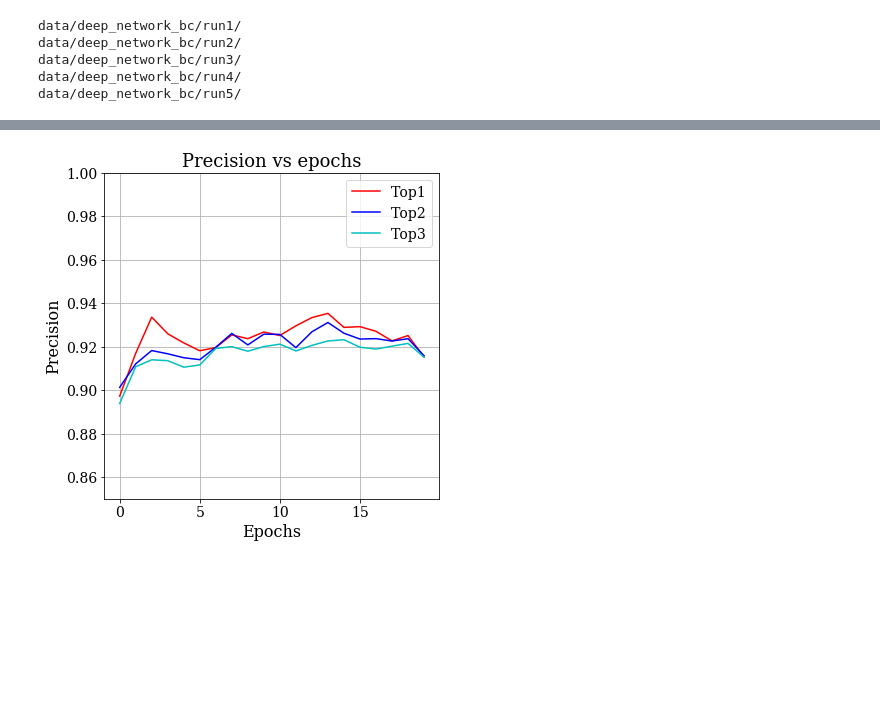
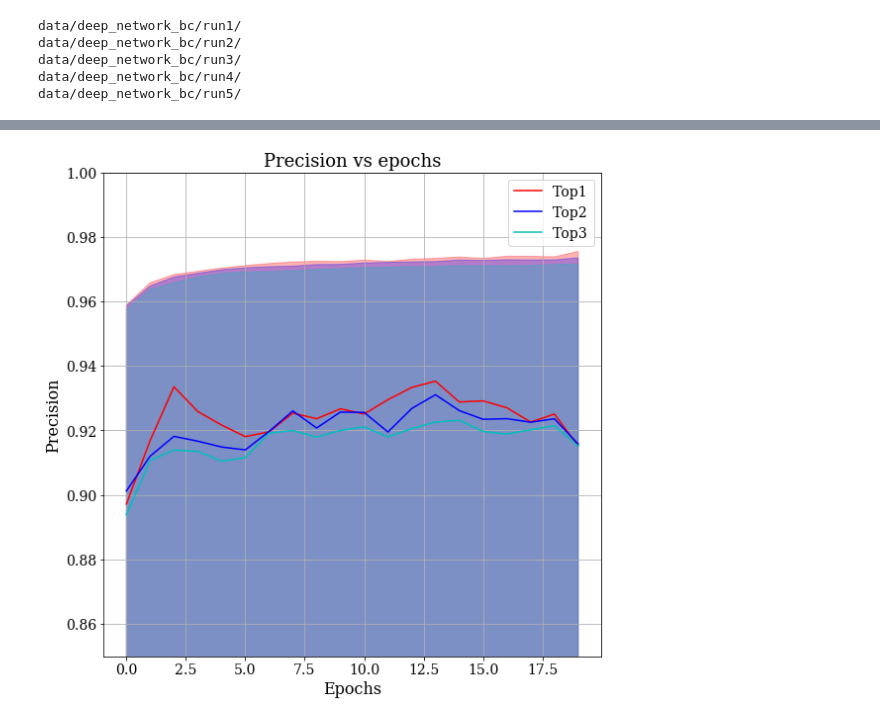
Before and after one commit to anuprulez/similar_galaxy_workflow, a Jupyter notebook: final_evaluations/deep_network_bc.ipynb, the cells around one changed output, grey strips where cells are left out. Drawn from its saved outputs; the diff is of its cells as text; code cells hidden in the pictures; blank space fills up the shorter version.

```diff
--- a/final_evaluations/deep_network_bc.ipynb
+++ b/final_evaluations/deep_network_bc.ipynb
@@ -10,6 +10,7 @@ from keras import backend as K
 from keras.utils import get_custom_objects
 
 from matplotlib import pyplot as plt
+from matplotlib import rcParams
 
 warnings.filterwarnings("ignore")
 
@@ -19,6 +20,8 @@ base_path = 'data/deep_network_bc/'
 font = {'family': 'serif', 'size': 14}
 
 plt.rc('font', **font)
+
+rcParams['font.family'] = "serif"
 
 size_title = 18
 size_label = 16
@@ -32,23 +35,25 @@ def read_file(path):
         data = list(map(float, data))
         return data
 
-def plot_loss(x_val1, x_val2, title, xlabel, ylabel, leg):
+def plot_loss(x_val1, loss_tr_y1, loss_tr_y2, x_val2, loss_te_y1, loss_te_y2, title, xlabel, ylabel, leg):
 
-    plt.figure(figsize=(6, 6))
+    plt.figure(figsize=(9, 9))
     x_pos = np.arange(len(x_val1))
     plt.plot(x_pos, x_val1, 'r')
     plt.plot(x_pos, x_val2, 'b')
     plt.xlabel(xlabel, size=size_label)
     plt.ylabel(ylabel, size=size_label)
     plt.title(title, size=size_title)
+    plt.fill_between(x_pos, loss_tr_y1, loss_tr_y2, color = 'r', alpha = 0.3)
+    plt.fill_between(x_pos, loss_te_y1, loss_te_y2, color = 'b', alpha = 0.3)
     plt.legend(leg)
     plt.grid(True)
     plt.show()
 
 
-def plot_accuracy(x_val1, x_val2, x_val3, title, xlabel, ylabel, leg):
+def plot_accuracy(x_val1, y1_top1, y2_top1, x_val2, y1_top2, y2_top2, x_val3, y1_top3, y2_top3, title, xlabel, ylabel, leg):
 
-    plt.figure(figsize=(6, 6))
+    plt.figure(figsize=(9, 9))
     x_pos = np.arange(len(x_val1))
     plt.plot(x_pos, x_val1, 'r')
     plt.plot(x_pos, x_val2, 'b')
@@ -56,8 +61,30 @@ def plot_accuracy(x_val1, x_val2, x_val3, title, xlabel, ylabel, leg):
     plt.xlabel(xlabel, size=size_label)
     plt.ylabel(ylabel, size=size_label)
     plt.title(title, size=size_title)
+    plt.fill_between(x_pos, y1_top1, y2_top1, color = 'r', alpha = 0.3)
+    plt.fill_between(x_pos, y1_top2, y2_top2, color = 'b', alpha = 0.3)
+    plt.fill_between(x_pos, y1_top3, y2_top3, color = 'c', alpha = 0.3)
     plt.legend(leg)
     plt.ylim(0.85, 1.0)
+    plt.grid(True)
+    plt.show()
+
+
+def plot_usage(x_val1, y1_top1, y2_top1, x_val2, y1_top2, y2_top2, x_val3, y1_top3, y2_top3, title, xlabel, ylabel, leg):
+
+    plt.figure(figsize=(9, 9))
+    x_pos = np.arange(len(x_val1))
+    plt.plot(x_pos, x_val1, 'r')
+    plt.plot(x_pos, x_val2, 'b')
+    plt.plot(x_pos, x_val3, 'c')
+    plt.xlabel(xlabel, size=size_label)
+    plt.ylabel(ylabel, size=size_label)
+    plt.title(title, size=size_title)
+    plt.fill_between(x_pos, y1_top1, y2_top1, color = 'r', alpha = 0.3)
+    plt.fill_between(x_pos, y1_top2, y2_top2, color = 'b', alpha = 0.3)
+    plt.fill_between(x_pos, y1_top3, y2_top3, color = 'c', alpha = 0.3)
+    plt.legend(leg)
+    plt.ylim((1.0, 7.0))
     plt.grid(True)
     plt.show()
 
@@ -80,6 +107,19 @@ def extract_precision(precision_path):
             top3_compatible_precision.append(row[2])
     return top1_compatible_precision, top2_compatible_precision, top3_compatible_precision
 
+
+def compute_fill_between(a_list):
+    y1 = list()
+    y2 = list()
+
+    a_list = np.array(a_list, dtype=float)
+    n_cols = a_list.shape[1]
+
+    for i in range(0, n_cols):
+        pos = a_list[:, i]
+        y1.append(min(pos))
+        y2.append(max(pos))
+    return y1, y2
 
 method_type = base_path
 runs = 5
@@ -117,34 +157,29 @@ for i in range(1, runs+1):
 
 mean_tr_loss = np.mean(train_loss, axis=0)
 mean_te_loss = np.mean(test_loss, axis=0)
+
 mean_top1_acc = np.mean(precision_acc_top1, axis=0)
 mean_top2_acc = np.mean(precision_acc_top2, axis=0)
 mean_top3_acc = np.mean(precision_acc_top3, axis=0)
 
-plot_loss(mean_tr_loss, mean_te_loss, "Loss vs epochs", "Epochs", "Loss", ['Training loss', 'Validation loss'])
+loss_tr_y1, loss_tr_y2 = compute_fill_between(train_loss)
+loss_te_y1, loss_te_y2 = compute_fill_between(test_loss)
 
-plot_accuracy(mean_top1_acc, mean_top2_acc, mean_top3_acc, "Precision vs epochs", "Epochs", "Precision", ['Top1', 'Top2', 'Top3'])
+y1_top1, y2_top1 = compute_fill_between(precision_acc_top1)
+y1_top2, y2_top2 = compute_fill_between(precision_acc_top2)
+y1_top3, y2_top3 = compute_fill_between(precision_acc_top3)
+
+plot_loss(mean_tr_loss, loss_tr_y1, loss_tr_y2, mean_te_loss, loss_te_y1, loss_te_y2, "Loss vs epochs", "Epochs", "Loss", ['Training loss', 'Validation loss'])
+
+plot_accuracy(mean_top1_acc, y1_top1, y2_top1, mean_top2_acc, y1_top2, y2_top2, mean_top3_acc, y1_top3, y2_top3, "Precision vs epochs", "Epochs", "Precision", ['Top1', 'Top2', 'Top3'])
 
 usage_top1 = list()
 usage_top2 = list()
 usage_top3 = list()
 
-def plot_usage(x_val1, x_val2, x_val3, title, xlabel, ylabel, leg):
 
-    plt.figure(figsize=(6, 6))
-    x_pos = np.arange(len(x_val1))
-    plt.plot(x_pos, x_val1, 'r')
-    plt.plot(x_pos, x_val2, 'b')
-    plt.plot(x_pos, x_val3, 'c')
-    plt.xlabel(xlabel, size=size_label)
-    plt.ylabel(ylabel, size=size_label)
-    plt.title(title, size=size_title)
-    plt.legend(leg)
-    plt.ylim((2.0, 6.0))
-    plt.grid(True)
-    plt.show()
 
-for i in range(1, 3+1):
+for i in range(1, runs+1):
     path = method_type + 'run' + str(i) + '/'
     usage_path = path + 'usage_weights.txt'
 
@@ -161,8 +196,11 @@ mean_top1_usage = np.mean(usage_top1, axis=0)
 mean_top2_usage = np.mean(usage_top2, axis=0)
 mean_top3_usage = np.mean(usage_top3, axis=0)
 
+y1_top1, y2_top1 = compute_fill_between(usage_top1)
+y1_top2, y2_top2 = compute_fill_between(usage_top2)
+y1_top3, y2_top3 = compute_fill_between(usage_top3)
 
-plot_usage(mean_top1_usage, mean_top2_usage, mean_top3_usage, "Usage vs epochs", "Epochs", "Log usage", ['Top1', 'Top2', 'Top3'])
+plot_usage(mean_top1_usage, y1_top1, y2_top1, mean_top2_usage, y1_top2, y2_top2, mean_top3_usage, y1_top3, y2_top3, "Usage vs epochs", "Epochs", "Log usage", ['Top1', 'Top2', 'Top3'])
 # %% [output]
 data/deep_network_bc/run1/
 data/deep_network_bc/run2/
@@ -173 +211 @@ data/deep_network_bc/run5/
-[figure, old version]
+[figure, new version]
```
Also changed, not shown: parts of 1 cell of this notebook, 5 other files.
